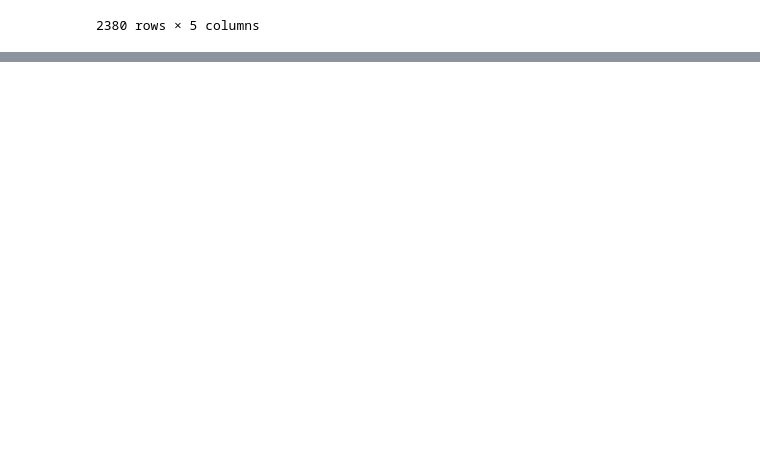
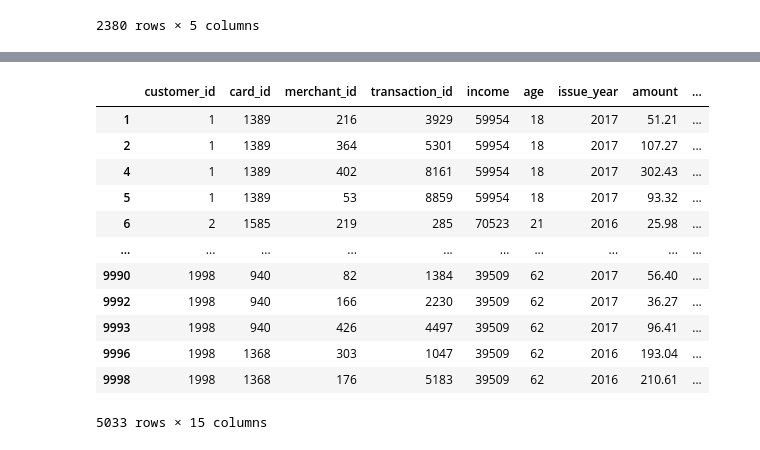
Before and after one commit to MatiasSiles/MastercardSalesOptimization, a Jupyter notebook: Fraud_Detection_Transactions.ipynb, the cells around one changed output, grey strips where cells are left out. Drawn from its saved outputs; the diff is of its cells as text; code cells hidden in the pictures; blank space fills up the shorter version.

```diff
--- a/Fraud_Detection_Transactions.ipynb
+++ b/Fraud_Detection_Transactions.ipynb
@@ -267,0 +295,16 @@ ValueError: could not convert string to float: '03:13:57'
+# %%
+models.data[models.data["preds_reg_logistic"] == 1]
+# %% [output]
+|  | customer_id | card_id | merchant_id | transaction_id | income | age | issue_year | amount | ... |
+| 1 | 1 | 1389 | 216 | 3929 | 59954 | 18 | 2017 | 51.21 | ... |
+| 2 | 1 | 1389 | 364 | 5301 | 59954 | 18 | 2017 | 107.27 | ... |
+| 4 | 1 | 1389 | 402 | 8161 | 59954 | 18 | 2017 | 302.43 | ... |
+| 5 | 1 | 1389 | 53 | 8859 | 59954 | 18 | 2017 | 93.32 | ... |
+| 6 | 2 | 1585 | 219 | 285 | 70523 | 21 | 2016 | 25.98 | ... |
+| ... | ... | ... | ... | ... | ... | ... | ... | ... | ... |
+| 9990 | 1998 | 940 | 82 | 1384 | 39509 | 62 | 2017 | 56.40 | ... |
+| 9992 | 1998 | 940 | 166 | 2230 | 39509 | 62 | 2017 | 36.27 | ... |
+| 9993 | 1998 | 940 | 426 | 4497 | 39509 | 62 | 2017 | 96.41 | ... |
+| 9996 | 1998 | 1368 | 303 | 1047 | 39509 | 62 | 2016 | 193.04 | ... |
+| 9998 | 1998 | 1368 | 176 | 5183 | 39509 | 62 | 2016 | 210.61 | ... |
+5033 rows × 15 columns
```
Also changed, not shown: parts of 8 cells of this notebook.
